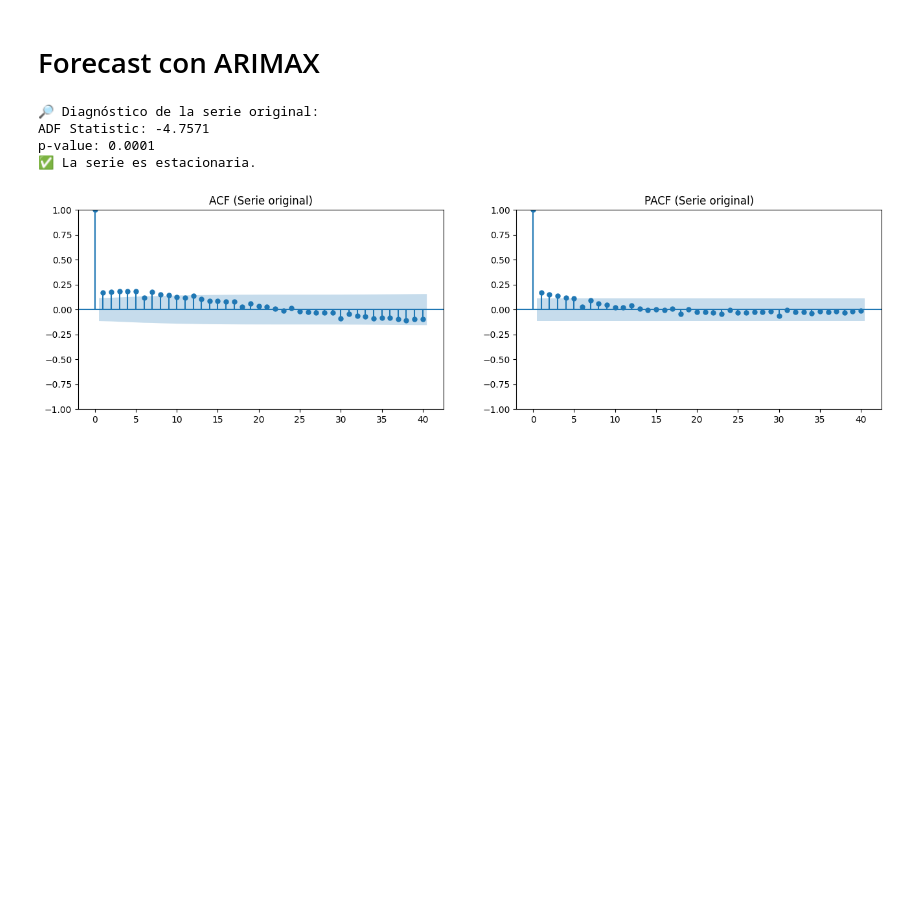
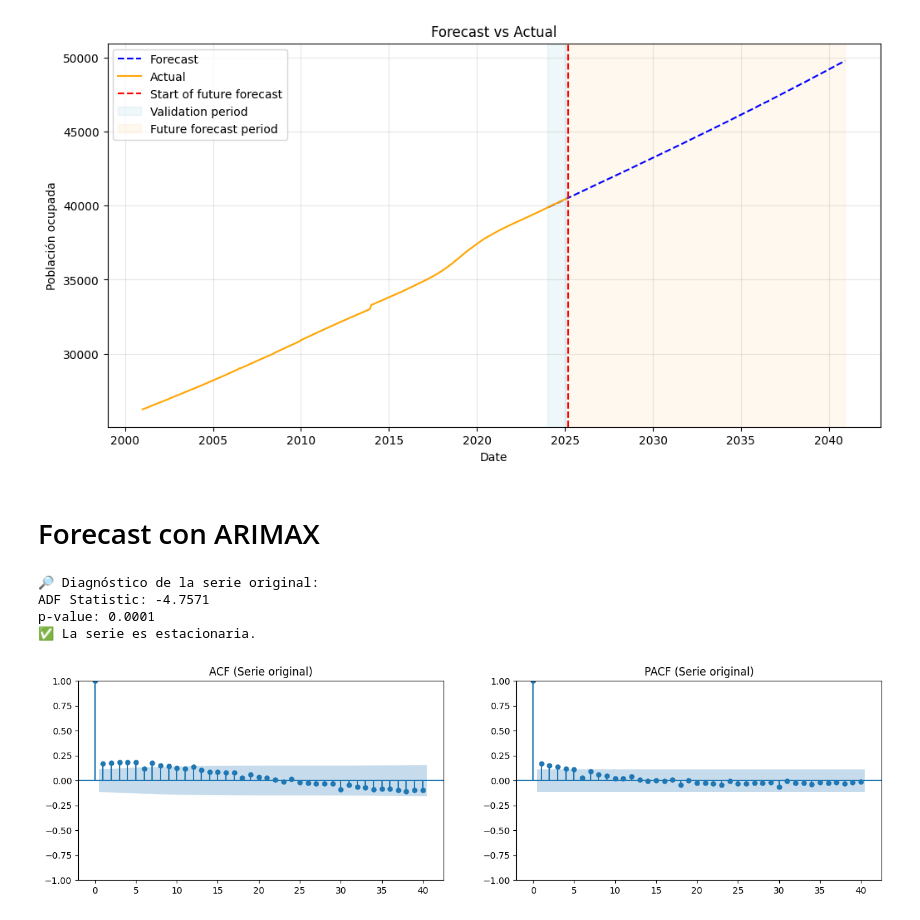
Before and after one commit to dpr3619/eap_proyection, a Jupyter notebook: notebook_development.ipynb, the cells around one changed output. Saved outputs shown, nothing was run; the diff lists cells and outputs as text; code cells hidden in the pictures; blank space fills up the shorter version.

Commit message:
Adjustments in the package for model selection

```diff
--- a/notebook_development.ipynb
+++ b/notebook_development.ipynb
@@ -14,6 +13,4 @@ df_labor = preprocessing.run_preprocessing_pipeline(path_df2='data/anex-GEIHEISS
                                                     cols_to_lag=['Población en edad de trabajar (PET)', 'Población ocupada',
                                                                 'Agricultura, ganadería, caza, silvicultura y pesca',
                                                                 'Industrias manufactureras', 'Formal', 'Informal'])
-# %%
-df_labor['ds'] = df_labor['YearMonth']
 # %%
@@ -43,3 +38,38 @@ print(result_arimax['forecast_future'].head())
+# %%
+from src.epl_proyection.models.arimax.arimax_forecast import train_validate_arimax
+exog_columns_base = ['workdays', 'weekends', 'holidays', 'negative_crashes']
+result = train_validate_arimax(
+    df = df_labor,
+    target_column = 'log_población en edad de trabajar (pet)',
+    exog_columns = exog_columns_base,
+    train_start = '2001-01-01',
+    train_end = "2024-01-01",
+    val_start = '2024-02-01',
+    val_end = "2040-12-01",
+    order=best_order,
+    seasonal_order=(0,1,1,12)
+)
+# %%
+import numpy as np
+df_labor_new = df_labor.merge(result['forecast'].to_frame(), left_index=True, right_index = True , how='left')
+df_labor_new.rename(columns = {'predicted_mean':'pred_log_pea'}, inplace= True)
+df_labor_new['PredPea'] = np.exp(df_labor_new['pred_log_pea'])
+# %%
+import matplotlib.pyplot as plt
+plt.figure(figsize=(12, 6))
+plt.plot(df_labor_new['ds'], df_labor_new['PredPea'], label='Forecast', color='blue', linestyle='--')
+plt.plot(df_labor_new['ds'], df_labor_new['Población en edad de trabajar (PET)'], label='Actual', color='orange')
+plt.axvline(x=pd.to_datetime("2025-03-01"), color='red', linestyle='--', label='Start of future forecast')
+plt.axvspan('2024-01-01', '2025-02-01', color='lightblue', alpha=0.2, label='Validation period')
+plt.axvspan('2025-03-01', '2040-12-01', color='navajowhite', alpha=0.2, label='Future forecast period')
+plt.title('Forecast vs Actual')
+plt.xlabel('Date')
+plt.ylabel('Población ocupada')
+plt.legend()
+plt.grid(alpha=0.3)
+plt.show()
+# %% [output]
+[figure, added]
 # %% [markdown]
 # Forecast con ARIMAX
 # %%
```
Also changed, not shown: parts of 19 cells of this notebook, 5 other files.
